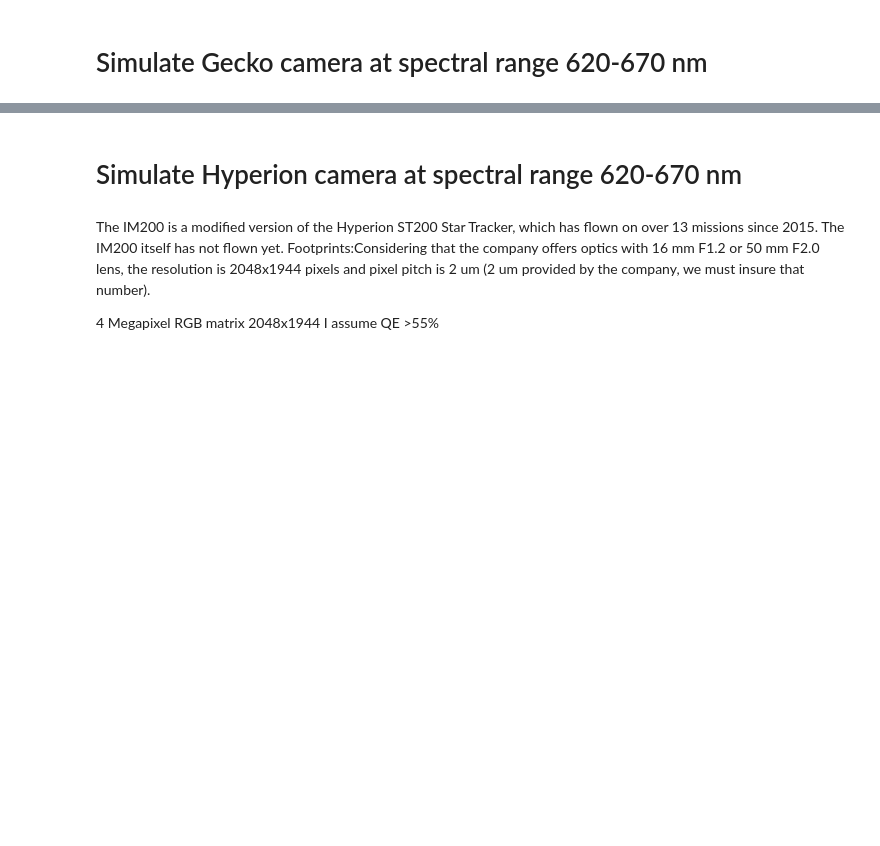
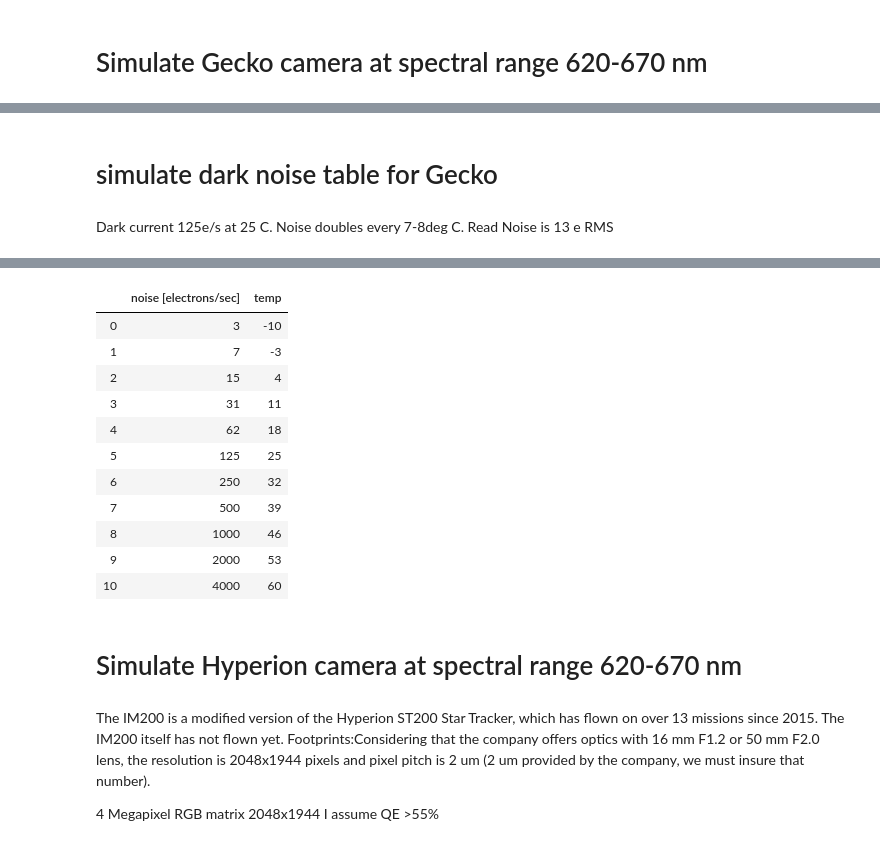
Before and after one commit to vholod/pyshdom, a Jupyter notebook: notebooks/Usage_of_package_Imager.ipynb, the cells around one changed output, grey strips where cells are left out. Saved outputs shown, nothing was run; the diff lists cells and outputs as text; code cells hidden in the pictures; blank space fills up the shorter version.

```diff
--- a/notebooks/Usage_of_package_Imager.ipynb
+++ b/notebooks/Usage_of_package_Imager.ipynb
@@ -77,0 +94,33 @@ At nadir:
+# %% [markdown]
+# simulate dark noise table for Gecko
+# %% [markdown]
+Dark current 125e/s at 25 C. Noise doubles every 7-8deg C. Read Noise is 13 e RMS
+# %%
+csv_file_name = 'GECKO_DARK_NOISE.csv'
+
+samples = []
+sample_base = [125, 25] # [0] is the noise in [electrocs/sec] at temp of [1]
+dx = 7
+samples_p = [sample_base]
+#go in +
+for temp in range(5):
+#     print(temp)
+    dy = 1*samples_p[-1][0]
+    samples_p.append([samples_p[-1][0]+dy,dx+samples_p[-1][1]])
+
+samples_m = [sample_base]
+#go in -
+for temp in range(5):
+#     print(temp)
+    dy = (1/2)*samples_m[-1][0]
+    samples_m.append([samples_m[-1][0]-dy,-dx+samples_m[-1][1]])
+
+a = np.array(samples_m[::-1][:-1])
+b = np.array(samples_p)
+c = np.vstack((a,b))
+data = [[int(x),int(y)] for x,y in c]
+df = pd.DataFrame(data=data,columns=['noise [electrons/sec]','temp'],index=None)
+df.plot(kind='scatter', x='temp', y='noise [electrons/sec]', grid=True,logy =True)
+df.to_csv(csv_file_name,index=False) # use index=False to avoide indexindg od raws.
+df
+# %% [output]
@@ -77,0 +129,12 @@ At nadir:
+|  | noise [electrons/sec] | temp |
+| 0 | 3 | -10 |
+| 1 | 7 | -3 |
+| 2 | 15 | 4 |
+| 3 | 31 | 11 |
+| 4 | 62 | 18 |
+| 5 | 125 | 25 |
+| 6 | 250 | 32 |
+| 7 | 500 | 39 |
+| 8 | 1000 | 46 |
+| 9 | 2000 | 53 |
+| 10 | 4000 | 60 |
```
Also changed, not shown: parts of 15 cells of this notebook, 11 other files.
